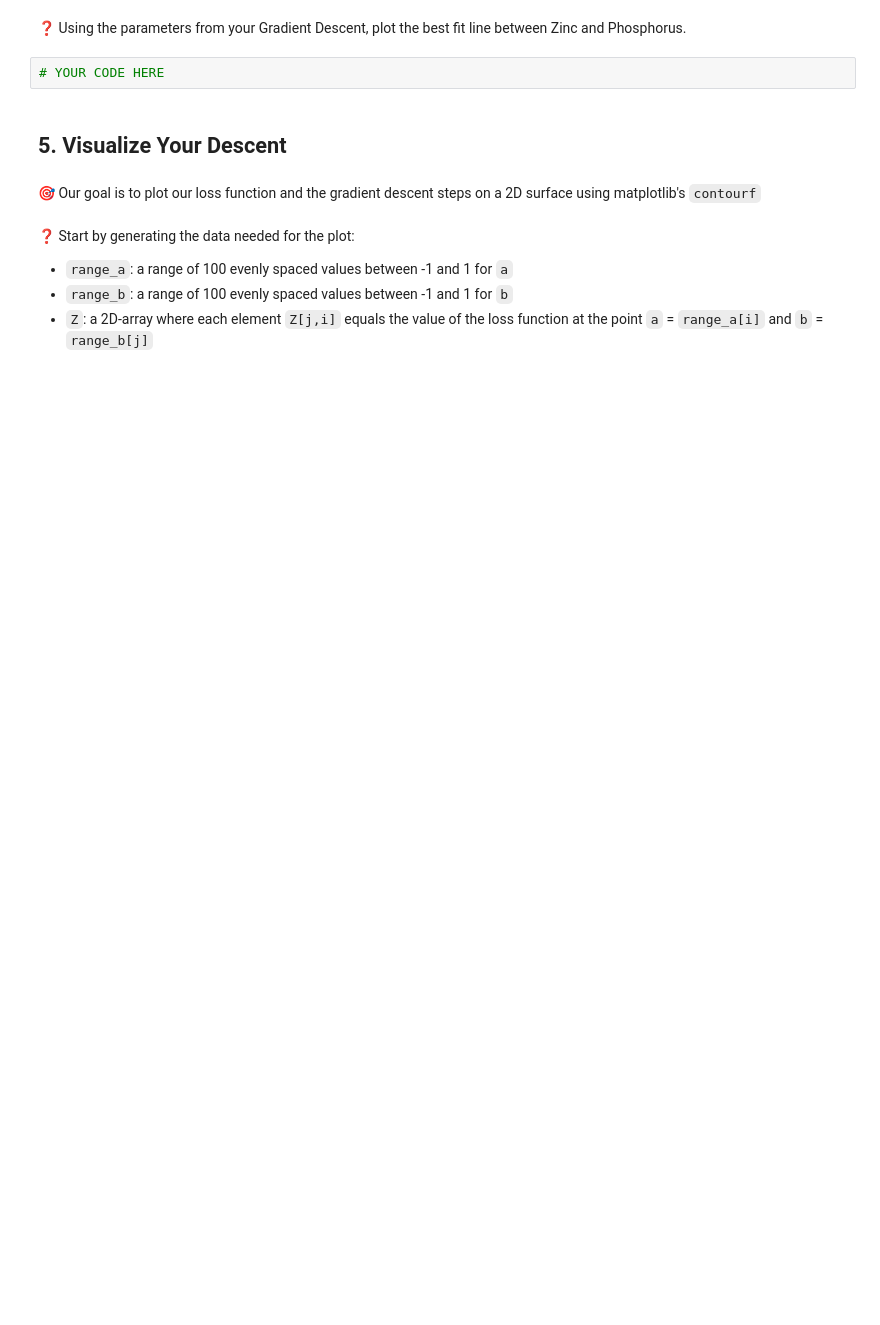
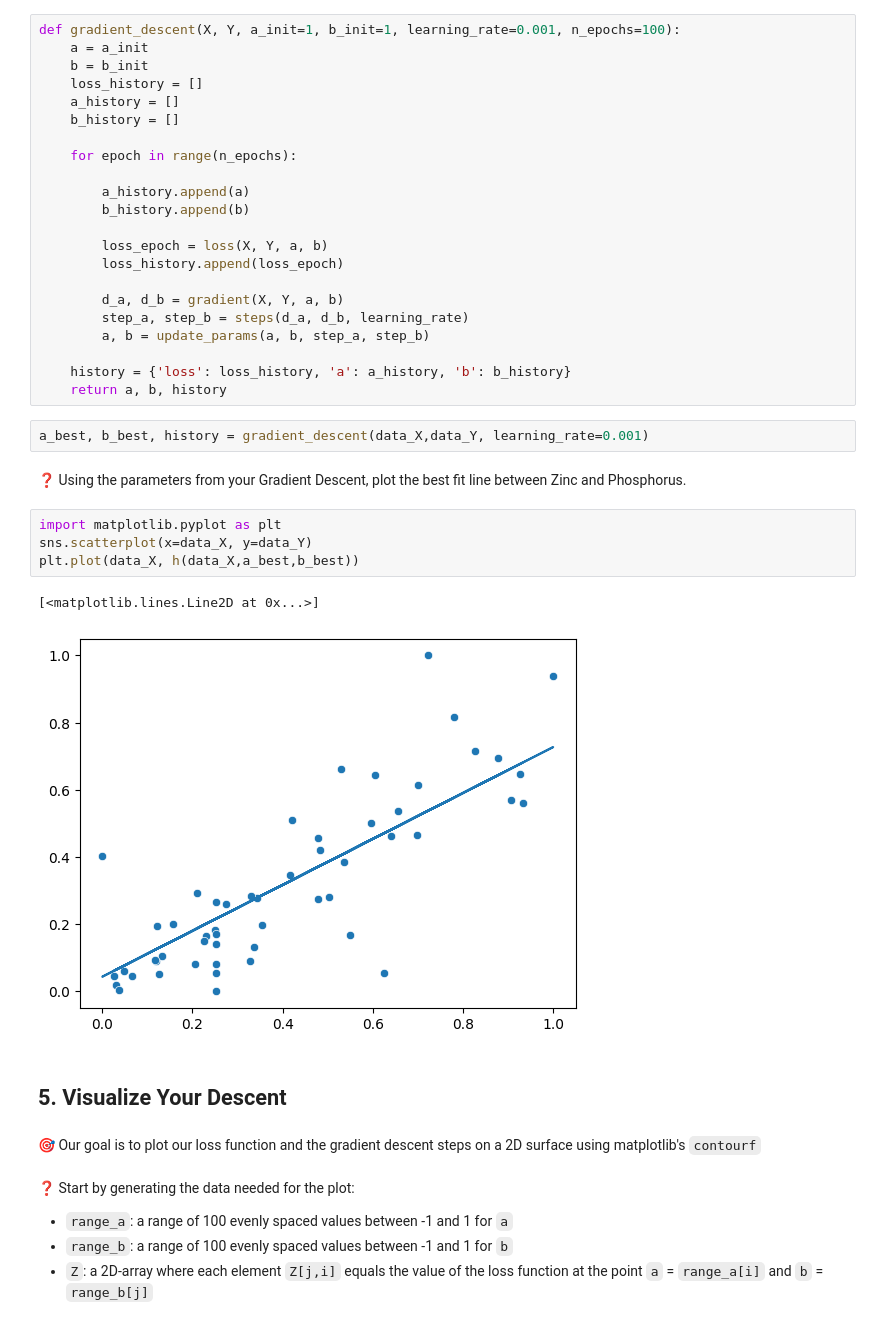
Before and after one commit to itsyeren/gradient-descent, a Jupyter notebook: Gradient-Descent.ipynb, the cells around one changed output. Cells and saved outputs as stored; diff of their text form; blank space fills up the shorter version.

Commit message:
Completed gradient descent exercise

```diff
--- a/Gradient-Descent.ipynb
+++ b/Gradient-Descent.ipynb
@@ -261,7 +257,36 @@ def gradient_descent(X, Y, a_init=1, b_init=1, learning_rate=0.001, n_epochs=100
+# %%
+def gradient_descent(X, Y, a_init=1, b_init=1, learning_rate=0.001, n_epochs=100):
+    a = a_init
+    b = b_init
+    loss_history = []
+    a_history = []
+    b_history = []
+
+    for epoch in range(n_epochs):
+
+        a_history.append(a)
+        b_history.append(b)
+
+        loss_epoch = loss(X, Y, a, b)
+        loss_history.append(loss_epoch)
+
+        d_a, d_b = gradient(X, Y, a, b)
+        step_a, step_b = steps(d_a, d_b, learning_rate)
+        a, b = update_params(a, b, step_a, step_b)
+
+    history = {'loss': loss_history, 'a': a_history, 'b': b_history}
+    return a, b, history
+# %%
+a_best, b_best, history = gradient_descent(data_X,data_Y, learning_rate=0.001)
 # %% [markdown]
 ❓ Using the parameters from your Gradient Descent, plot the best fit line between Zinc and Phosphorus.
-# %%
-# YOUR CODE HERE
+# %%
+import matplotlib.pyplot as plt
+sns.scatterplot(x=data_X, y=data_Y)
+plt.plot(data_X, h(data_X,a_best,b_best))
+# %% [output]
+[<matplotlib.lines.Line2D at 0x...>]
+[figure, added]
 # %% [markdown]
 ## 5. Visualize Your Descent
 # %% [markdown]
```
Also changed, not shown: parts of 11 cells of this notebook.
